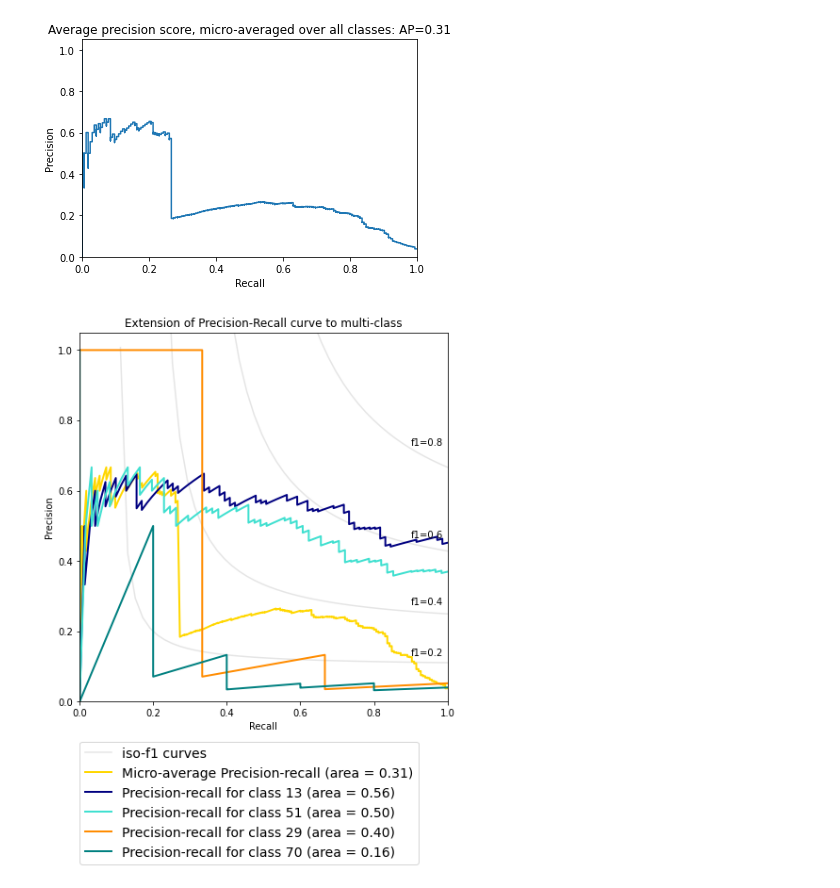
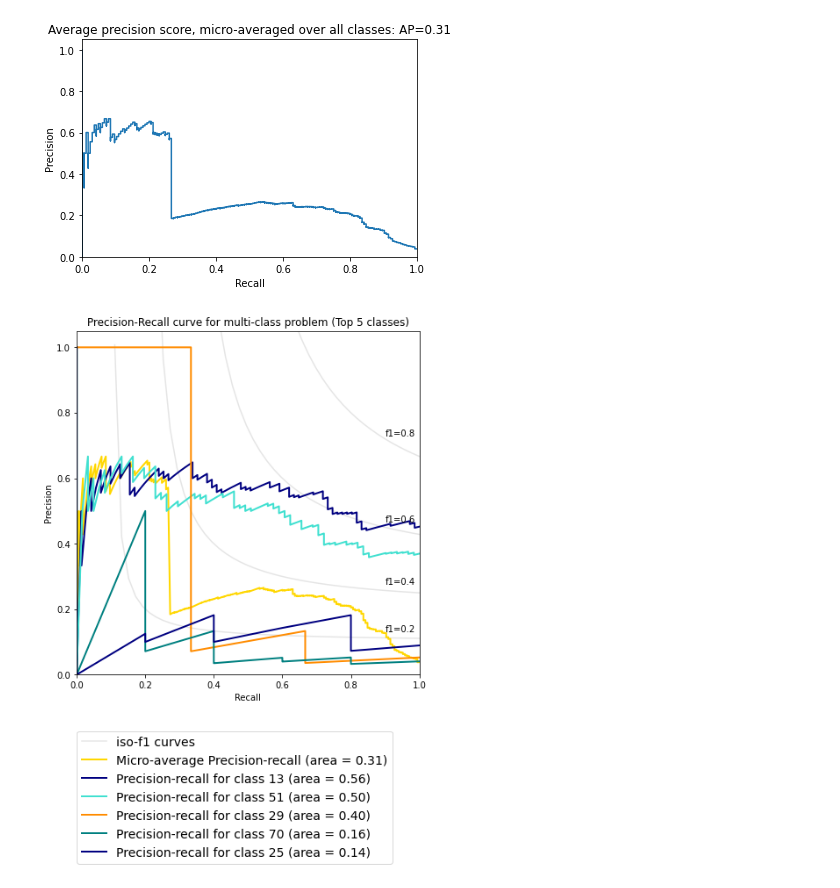
Before and after one commit to Goncalo101/FEUP-VCOM2, a Jupyter notebook: bow/bow-metrics.ipynb, the cells around one changed output. Drawn from its saved outputs; the diff is of its cells as text; code cells hidden in the pictures.

```diff
--- a/bow/bow-metrics.ipynb
+++ b/bow/bow-metrics.ipynb
@@ -12,7 +12,7 @@ from vocabulary import Vocabulary, open_image, draw_keypoints
 from sklearn.preprocessing import label_binarize
 # %%
 dataset_dir = os.path.join('..', 'data')
-dataset_limit = 500 # -> debug purposes
+dataset_limit = 100 # -> debug purposes
 
 # Define classes for each image
 img_class = []
@@ -137,12 +136,6 @@ for i in range(n_classes):
     if (math.isnan(average_precision[i])):
         average_precision[i] = 0
         continue
-    if (i == n_classes-1):
-        print(len(test_images))
-        print(test_classes[:, i])
-        print(test_score[:, i])
-        print(recall[i])
-        print(precision[i])
     print('Average precision score for class ' + distinct_classes[i] + ': {0:0.2f}'.format(average_precision[i]))
 
 # A "micro-average": quantifying score on all classes jointly
@@ -203,33 +196,32 @@ for f_score in f_scores:
 lines.append(l)
 labels.append('iso-f1 curves')
 l, = plt.plot(recall["micro"], precision["micro"], color='gold', lw=2)
 lines.append(l)
 labels.append('Micro-average Precision-recall (area = {0:0.2f})'
               ''.format(average_precision["micro"]))
 
-
 i = 0
 for class_name, color in zip(average_precision, colors):
-    if i == 4:
+    if i == 5:
         break
     if average_precision[class_name] == 0 or class_name == 'micro':
         continue
     l, = plt.plot(recall[class_name], precision[class_name], color=color, lw=2)
     lines.append(l)
     labels.append('Precision-recall for class {0} (area = {1:0.2f})'
                   ''.format(distinct_classes[class_name], average_precision[class_name]))
     i += 1
 
 fig = plt.gcf()
 fig.subplots_adjust(bottom=0.2)
 plt.xlim([0.0, 1])
 plt.ylim([0.0, 1.05])
 plt.xlabel('Recall')
 plt.ylabel('Precision')
 plt.title('Precision-Recall curve for multi-class problem (Top 5 classes)')
 plt.legend(lines, labels, loc=(0, -0.11*i), prop=dict(size=14))
 
 
 plt.show()
 # %% [output]
-[figure, old version]
+[figure, new version]
```
Also changed, not shown: parts of 1 cell of this notebook.
